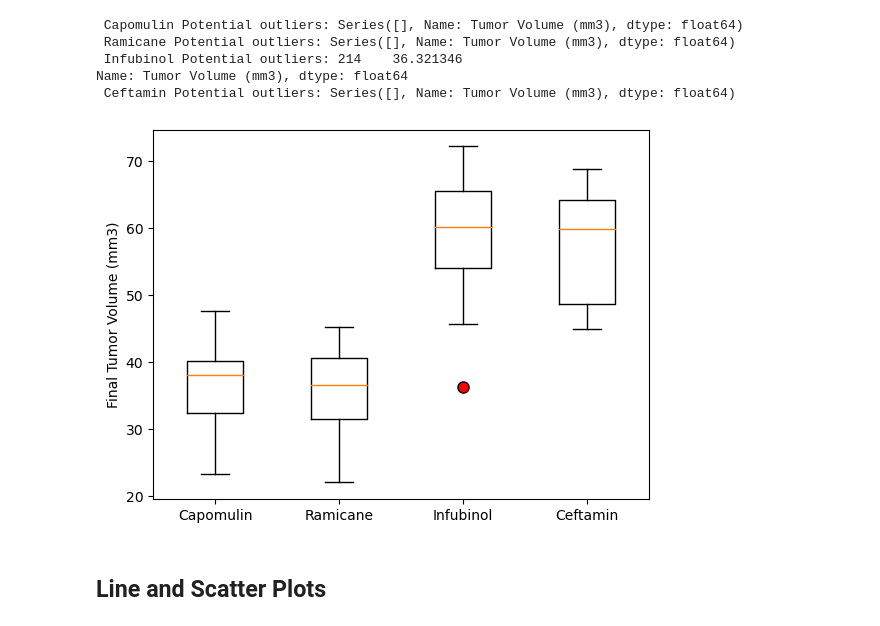
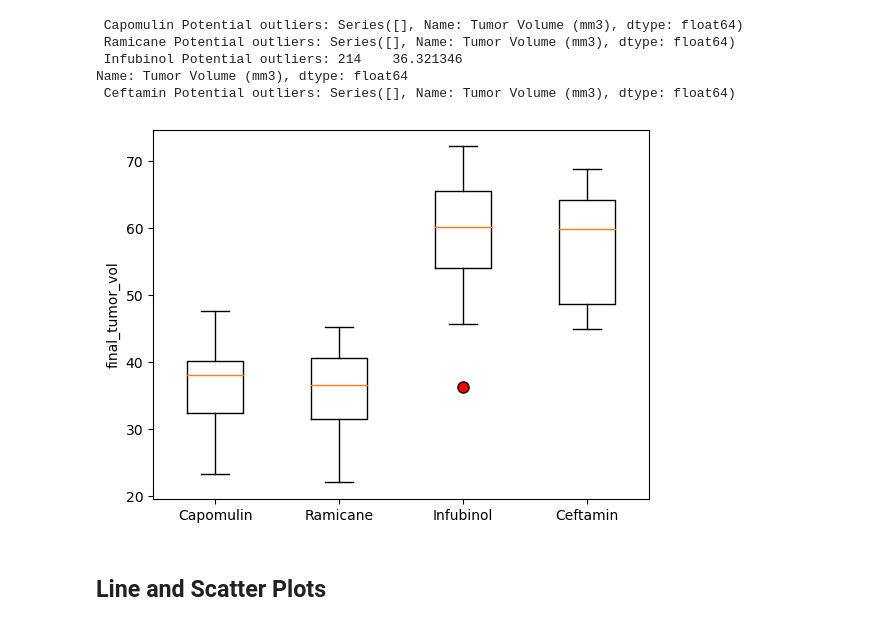
Before and after one commit to swatik230/Matplotlib, a Jupyter notebook: Pymaceuticals/Pymaceuticals Inc-checkpoint.ipynb, the cells around one changed output. Drawn from its saved outputs; the diff is of its cells as text; code cells hidden in the pictures.

```diff
--- a/Pymaceuticals/Pymaceuticals Inc-checkpoint.ipynb
+++ b/Pymaceuticals/Pymaceuticals Inc-checkpoint.ipynb
@@ -71,6 +69,7 @@ array(['g989'], dtype=object)
 # %%
 # Optional: Get all the data for the duplicate mouse ID.
 
-index_df = data_df.set_index('Mouse ID')
-index_df.loc['g989']
+
+mice_dupes_data = data_df.loc[data_df["Mouse ID"] == mice_dupes_id[0]]
+mice_dupes_data
 # %% [output]
@@ -267,15 +265,15 @@ Name: Tumor Volume (mm3), dtype: float64
 # %%
 # Generate a box plot that shows the distrubution of the tumor volume for each treatment group.
 
 flierprops = dict(marker='o', markerfacecolor='r', markersize=8, markeredgecolor='black')
 plt.boxplot(drug_values, flierprops=flierprops)
 
-plt.ylabel('Final Tumor Volume (mm3)')
+plt.ylabel('final_tumor_vol')
 plt.xticks([1, 2, 3, 4], ['Capomulin', 'Ramicane', 'Infubinol', 'Ceftamin'])
 
 plt.show()
 # %% [output]
-[figure, old version]
+[figure, new version]
 # %% [markdown]
 ## Line and Scatter Plots
 # %%
```
Also changed, not shown: parts of 10 cells of this notebook.
